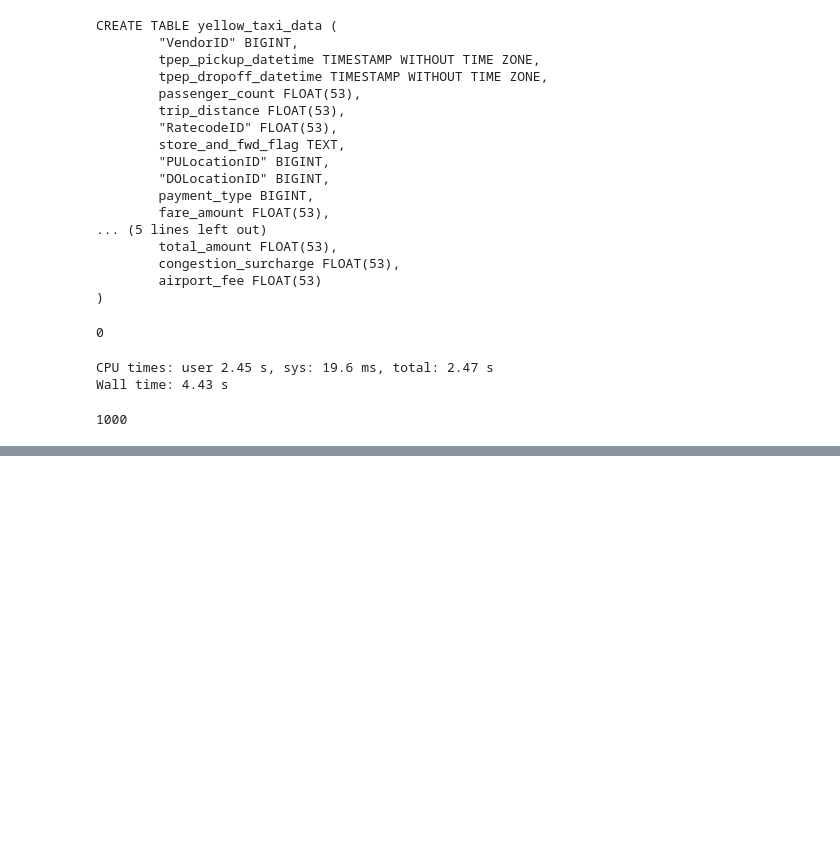
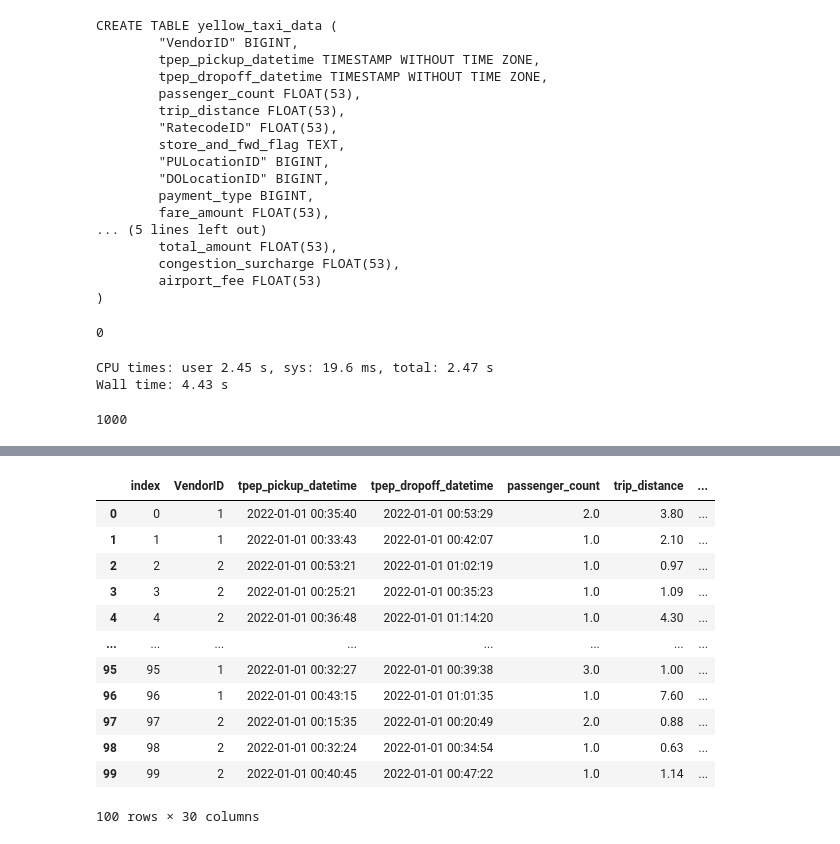
Before and after one commit to cuchoco/data_engineering, a Jupyter notebook: 1.1_Docker_postgres/pg-upload_data.ipynb, the cells around one changed output, grey strips where cells are left out. Cells and saved outputs as stored; diff of their text form; code cells hidden in the pictures; blank space fills up the shorter version.

```diff
--- a/1.1_Docker_postgres/pg-upload_data.ipynb
+++ b/1.1_Docker_postgres/pg-upload_data.ipynb
@@ -96,0 +132,28 @@ df_zones.head()
+# %%
+query = """
+SELECT *
+FROM
+  yellow_taxi_trips t,
+  zones zpu,
+  zones zdo
+WHERE
+  t."PULocationID" = zpu."LocationID" AND
+  t."DOLocationID" = zdo."LocationID"
+LIMIT 100;
+"""
+
+pd.read_sql(query, con=engine)
+# %% [output]
+|  | index | VendorID | tpep_pickup_datetime | tpep_dropoff_datetime | passenger_count | trip_distance | ... |
+| 0 | 0 | 1 | 2022-01-01 00:35:40 | 2022-01-01 00:53:29 | 2.0 | 3.80 | ... |
+| 1 | 1 | 1 | 2022-01-01 00:33:43 | 2022-01-01 00:42:07 | 1.0 | 2.10 | ... |
+| 2 | 2 | 2 | 2022-01-01 00:53:21 | 2022-01-01 01:02:19 | 1.0 | 0.97 | ... |
+| 3 | 3 | 2 | 2022-01-01 00:25:21 | 2022-01-01 00:35:23 | 1.0 | 1.09 | ... |
+| 4 | 4 | 2 | 2022-01-01 00:36:48 | 2022-01-01 01:14:20 | 1.0 | 4.30 | ... |
+| ... | ... | ... | ... | ... | ... | ... | ... |
+| 95 | 95 | 1 | 2022-01-01 00:32:27 | 2022-01-01 00:39:38 | 3.0 | 1.00 | ... |
+| 96 | 96 | 1 | 2022-01-01 00:43:15 | 2022-01-01 01:01:35 | 1.0 | 7.60 | ... |
+| 97 | 97 | 2 | 2022-01-01 00:15:35 | 2022-01-01 00:20:49 | 2.0 | 0.88 | ... |
+| 98 | 98 | 2 | 2022-01-01 00:32:24 | 2022-01-01 00:34:54 | 1.0 | 0.63 | ... |
+| 99 | 99 | 2 | 2022-01-01 00:40:45 | 2022-01-01 00:47:22 | 1.0 | 1.14 | ... |
+100 rows × 30 columns
```
Also changed, not shown: parts of 14 cells of this notebook, 1 other file.
